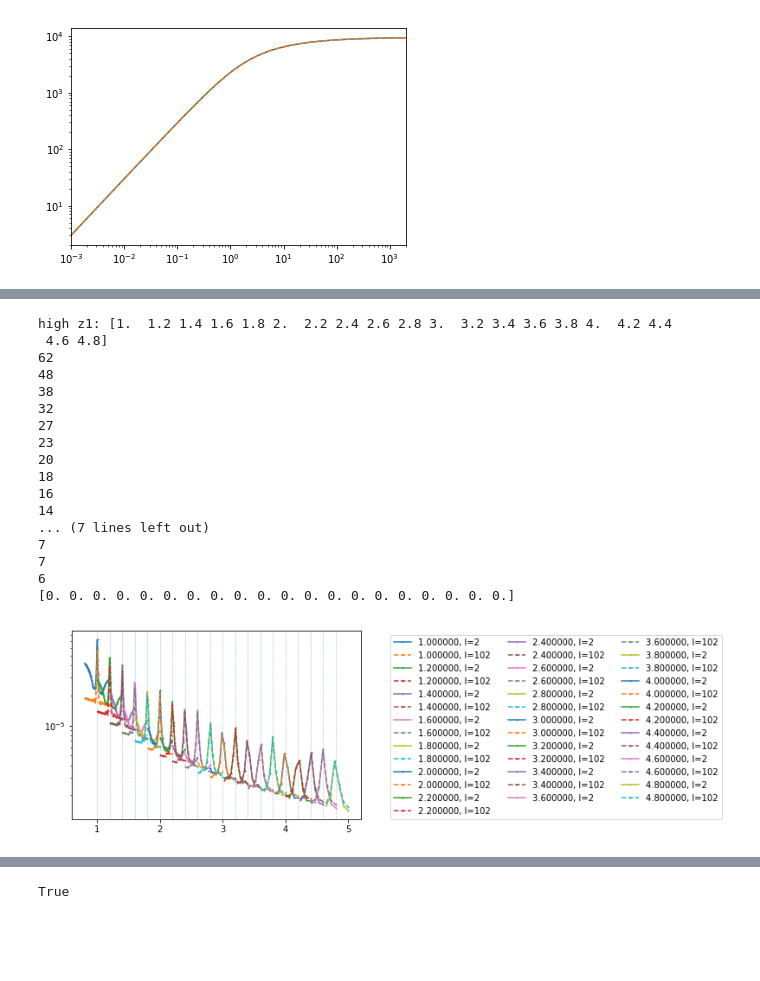
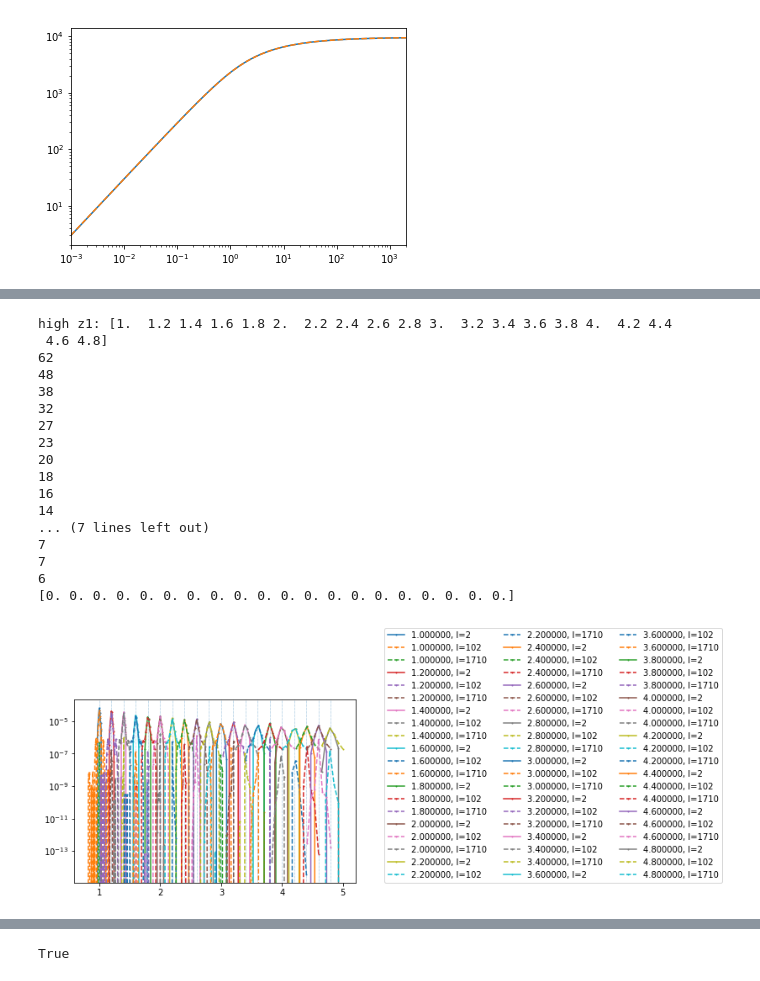
Before and after one commit to VMBoehm/postlimber, a Jupyter notebook: notebooks/IntegrateCldd.ipynb, the cells around one changed output, grey strips where cells are left out. Saved outputs shown, nothing was run; the diff lists cells and outputs as text; code cells hidden in the pictures; blank space fills up the shorter version.

```diff
--- a/notebooks/IntegrateCldd.ipynb
+++ b/notebooks/IntegrateCldd.ipynb
@@ -98,8 +98,8 @@ import fnmatch
 
 # this is the loop for low redshifts
 
-z1s1 = np.arange(0.21,1.01,0.2)
-z1s1 = np.insert(z1s1,0,0.011)
+z1s1 = np.arange(0.4,1.0,0.2)
+#z1s1 = np.insert(z1s1,0,0.011)
 
 print('low z1:',z1s1)
 
@@ -110,19 +110,8 @@ for z1 in z1s1:
     z2=[]
     C_ells=[]
     for file in os.listdir(path):
-        if fnmatch.fnmatch(file, 'C_ell_z1_%.5f_z2*.dat'%z1):
-            z1_+=[z1]
-            C_ells +=[np.loadtxt(path+file,skiprows=1)[:,1]]
-
-            try:
-                z2+=[ast.literal_eval(file[20:28])]
-            except:
-                try:
-                    z2+=[ast.literal_eval(file[20:27])]
-                except:
-                    z2+=[ast.literal_eval(file[20:26])]
-
-        if fnmatch.fnmatch(file, 'C_ell_z1_%.4f_z2*.dat'%z1):
+        if fnmatch.fnmatch(file, 'C_ell_z1_%.4f_z2*_lmin2_lmax2000_nd0.dat'%z1):
+            print('here1')
             z1_+=[z1]
             C_ells +=[np.loadtxt(path+file,skiprows=1)[:,1]]
 
@@ -133,6 +122,20 @@ for z1 in z1s1:
                     z2+=[ast.literal_eval(file[19:25])]
                 except:
                     z2+=[ast.literal_eval(file[19:24])]
+
+#         if fnmatch.fnmatch(file, 'C_ell_z1_%.5f_z2*.dat'%z1):
+#             print('here2')
+#             z1_+=[z1]
+#             C_ells +=[np.loadtxt(path+file,skiprows=1)[:,1]]
+
+
+#             try:
+#                 z2+=[ast.literal_eval(file[19:25])]
+#             except:
+#                 try:
+#                     z2+=[ast.literal_eval(file[19:24])]
+#                 except:
+#                     z2+=[ast.literal_eval(file[19:23])]
     print(len(z2))
     assert(len(z2)==len(np.unique(z2)))
     z2 = np.asarray(z2)
@@ -157,7 +170,7 @@ low z1: [0.011 0.21  0.41  0.61  0.81 ]
 # %%
 #high redshift z1s
 #loop over these z1s
-z1s2 = np.arange(1.0,5,0.2)
+z1s2 = np.arange(1.0,5.0,0.2)
 
 print('high z1:', z1s2)
 ll_=0
@@ -172,7 +185,6 @@ for z1 in z1s2:
         if fnmatch.fnmatch(file, 'C_ell_z1_%.3f_z2*.dat'%z1):
             z1_+=[z1]
             C_ells+=[np.loadtxt(path+file,skiprows=1)[:,1]]
-            #print(file)
             try:
                 z2+=[ast.literal_eval(file[18:25])]
             except:
@@ -180,37 +192,39 @@ for z1 in z1s2:
                     z2+=[ast.literal_eval(file[18:24])]
                 except:
                     z2+=[ast.literal_eval(file[18:23])]
+
     assert(len(z2)==len(np.unique(z2)))
     print(len(z2))
     z2 = np.asarray(z2)
     ii = np.argsort(z2)
-    plt.semilogy(z2[ii],np.asarray(C_ells)[ii,1],marker='o',markersize='1',label='%f, l=%d'%(z1,ell[0]))
+    plt.semilogy(z2[ii],np.asarray(C_ells)[ii,0],marker='o',markersize='1',label='%f, l=%d'%(z1,ell[0]))
     plt.semilogy(z2[ii],np.asarray(C_ells)[ii,100],ls='--',marker='o',markersize='1',label='%f, l=%d'%(z1,ell[100]))
+    plt.semilogy(z2[ii],np.asarray(C_ells)[ii,500],ls='--',marker='o',markersize='1',label='%f, l=%d'%(z1,ell[500]))
     plt.axvline(z1,lw=0.5,ls=':')
     z2s2+=[z2]
     C_ells2+=[C_ells]
 plt.legend(ncol=3,loc=(1.1,0))
 print(z1s2-np.unique(z1_))
 z2s2=np.asarray(z2s2)
 # %% [output]
 high z1: [1.  1.2 1.4 1.6 1.8 2.  2.2 2.4 2.6 2.8 3.  3.2 3.4 3.6 3.8 4.  4.2 4.4
  4.6 4.8]
 62
 48
 38
 32
 27
 23
 20
 18
 16
 14
 ... (7 lines left out)
 7
 7
 6
 [0. 0. 0. 0. 0. 0. 0. 0. 0. 0. 0. 0. 0. 0. 0. 0. 0. 0. 0. 0.]
-[figure, old version]
+[figure, new version]
 # %%
 
 C_ells1 = np.asarray(C_ells1)
```
Also changed, not shown: parts of 6 cells of this notebook, 1 other file.
